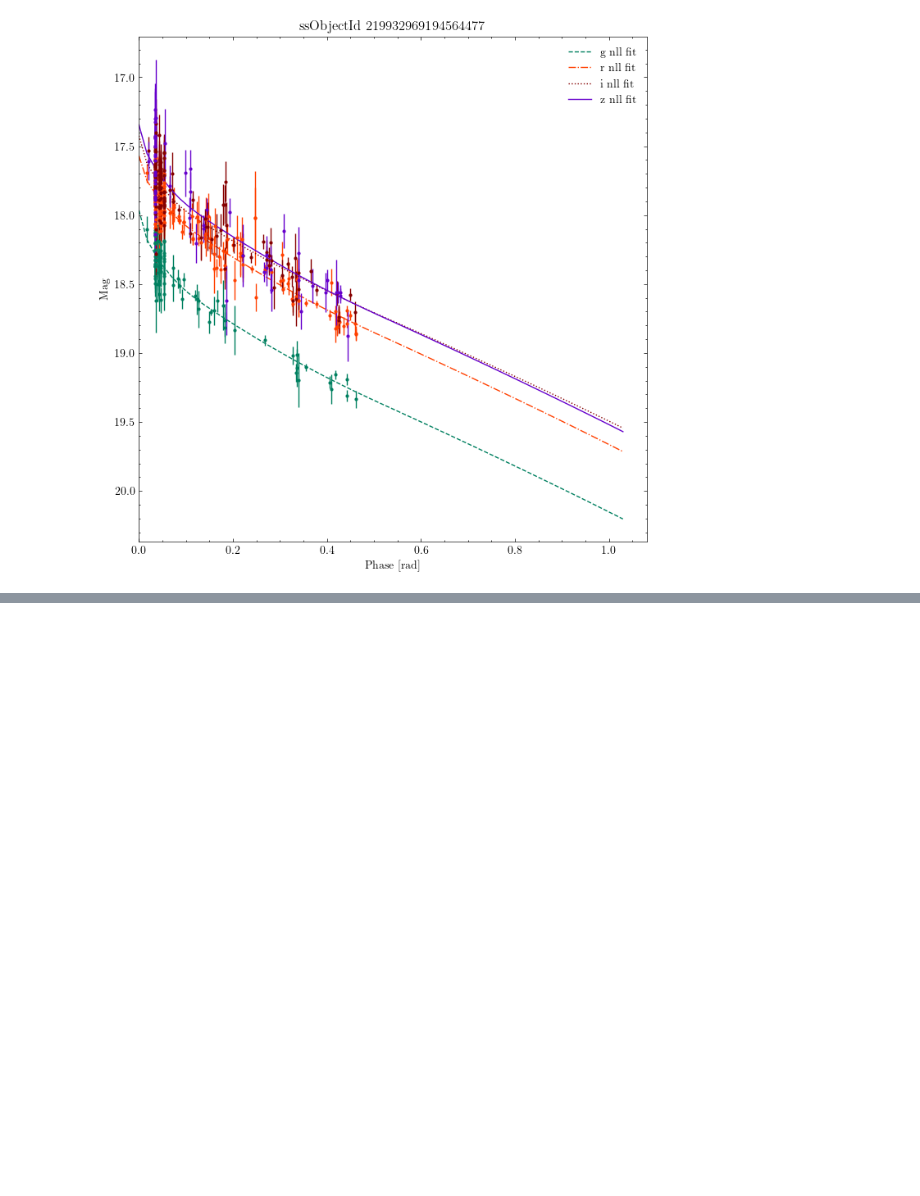
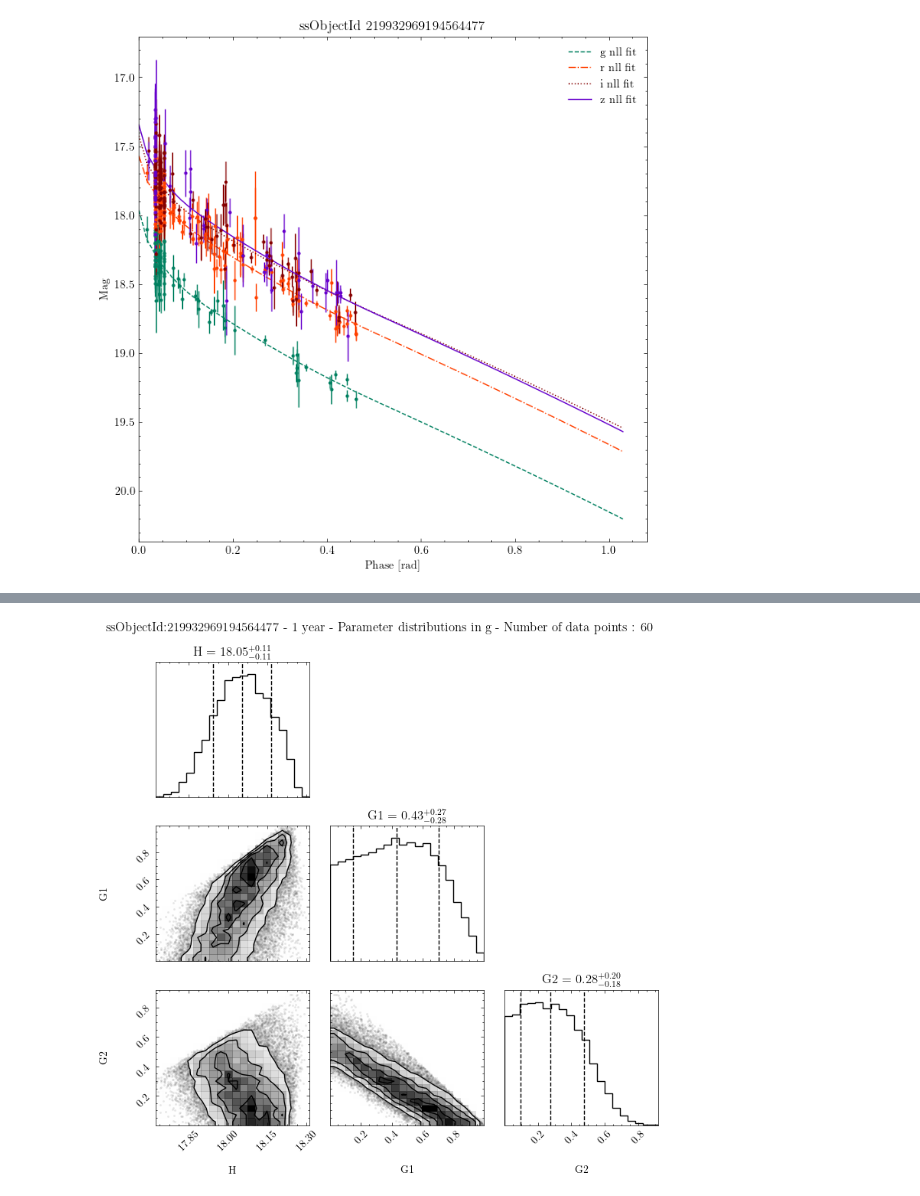
Before and after one commit to Birr0/lsst_eval, a Jupyter notebook: mcmc_phase_curve.ipynb, the cells around one changed output, grey strips where cells are left out. Drawn from its saved outputs; the diff is of its cells as text; code cells hidden in the pictures; blank space fills up the shorter version.

Commit message:
MCMC notebook

```diff
--- a/mcmc_phase_curve.ipynb
+++ b/mcmc_phase_curve.ipynb
@@ -404,3 +404,91 @@ for i in range(1, 8):
                 years[0].value[1][0] + (i)*catalog_delta], format="mjd"))
 catalog_dates.append(Time([years[0].value[0][0], \
                 years[-1].value[1][0]], format="mjd"))
+# %%
+import warnings
+
+warnings.filterwarnings("ignore") # Supress for bad fits
+
+df = obj.to_table().to_pandas()
+ndim = 4
+
+filter_samples_1yr = {
+    "g": [],
+    "r": [],
+    "i": [],
+    "z": []
+}
+
+for date in catalog_dates[1:2]:
+    df_ = df[df["midPointMjdTai"] <= date.value[1]]
+    for filt in filters:
+        reducedMag = reduced_magnitude(df_["mag"][df_["band"] == filt], df_["heliocentricDist"][df_["band"] == filt], df_["topocentricDist"][df_["band"] == filt]).to_numpy()
+
+        if len(reducedMag) >= 10: # Need at least ten observations.
+            sigma = df_["magErr"][df_["band"] == filt]
+            phases = df_["phaseAngle"][df_["band"] == filt]
+
+            sol = fitPhaseCurve(
+                mag = reducedMag,
+                phase = phases,
+                sigma = sigma,
+                model=HG1G2,
+                params = [0.1, 0.1]
+            )
+
+            nll = lambda *args: -log_likelihood(*args)
+            initial = np.array([*sol[0], np.log(0.1)]) + 0.1 * np.random.randn(4)
+            soln = minimize(nll, initial, args=(np.deg2rad(phases), reducedMag, sigma)) # Pre-Fit
+
+            pos = soln.x + 1e-3 * np.random.randn(32, ndim)
+
+            nwalkers, ndim = pos.shape
+
+            sampler = emcee.EnsembleSampler(
+                nwalkers, ndim, log_probability, args=(np.deg2rad(phases), reducedMag, sigma)
+            )
+
+            sampler.run_mcmc(pos, 10000, progress=True)
+
+            print(
+                "Mean acceptance fraction: {0:.3f}".format(
+                np.mean(sampler.acceptance_fraction)
+                )
+            )
+            print(
+                "Mean autocorrelation time: {0:.3f} steps".format(
+                    np.mean(sampler.get_autocorr_time())
+                )
+            )
+
+            '''fig, axes = plt.subplots(4, figsize=(10, 7), sharex=True)
+            samples = sampler.get_chain()
+            labels = ["H", "G1", "G2","log(f)"]
+            for i in range(ndim):
+                ax = axes[i]
+                ax.plot(samples[:, :, i], "k", alpha=0.3)
+                ax.set_xlim(0, len(samples))
+                ax.set_ylabel(labels[i])
+                ax.yaxis.set_label_coords(-0.1, 0.5)
+
+            axes[-1].set_xlabel("step number")
+            '''
+            flat_samples = sampler.get_chain(discard=100, thin=15, flat=True)
+            filter_samples_1yr[filt].append(flat_samples)
+
+            data = pd.DataFrame(
+                flat_samples[:, 0:3],
+                columns=["H", "G1", "G2"]
+            )
+
+            figure = corner.corner(
+                data,
+                labels=["H", "G1", "G2"],
+                quantiles=[0.16, 0.5, 0.84],
+                show_titles=True,
+                title_kwargs={"fontsize": 12},
+            )
+            figure.suptitle(f"ssObjectId:{obj_id} - 1 year - Parameter distributions in {filt} - Number of data points : {len(reducedMag)}")
+            figure.tight_layout()
+            del data
+# %% [output]
@@ -406,0 +506 @@ catalog_dates.append(Time([years[0].value[0][0], \
+[figure, added]
```
Also changed, not shown: parts of 8 cells of this notebook.
